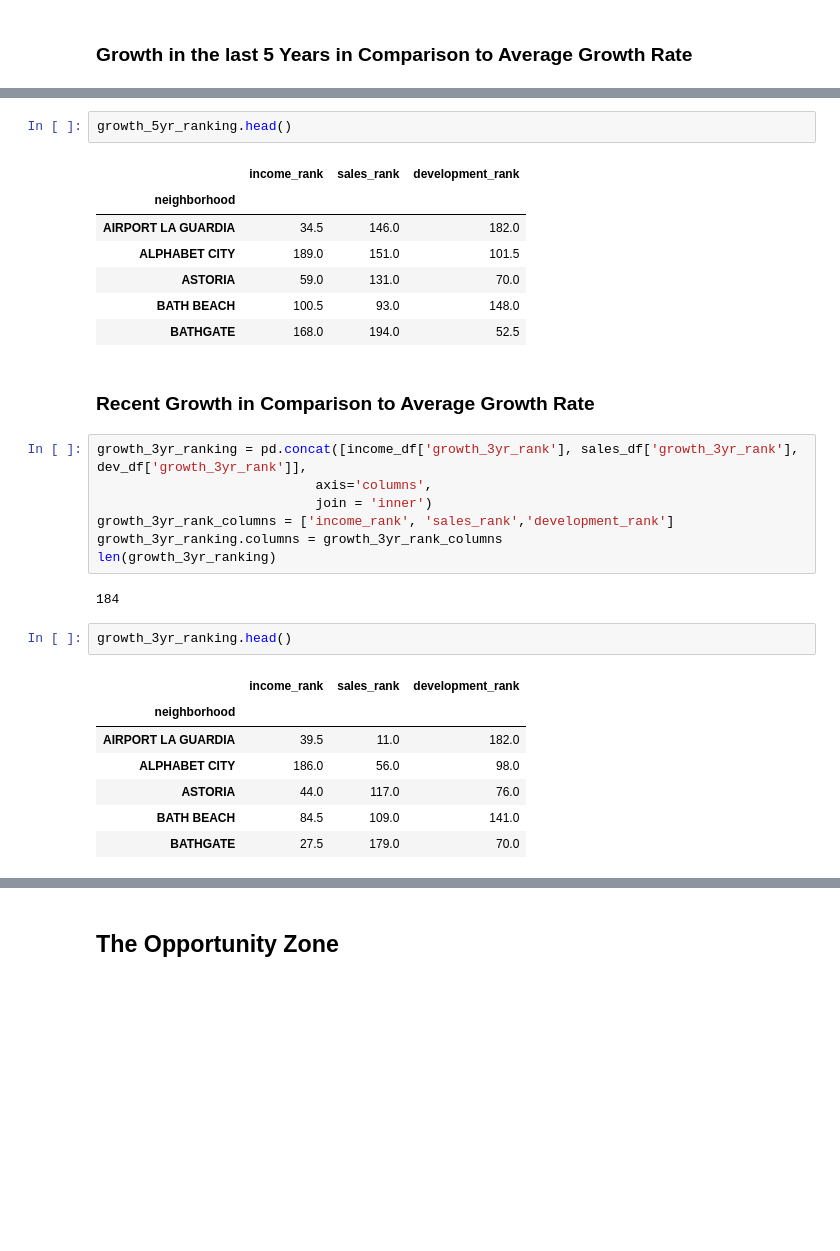
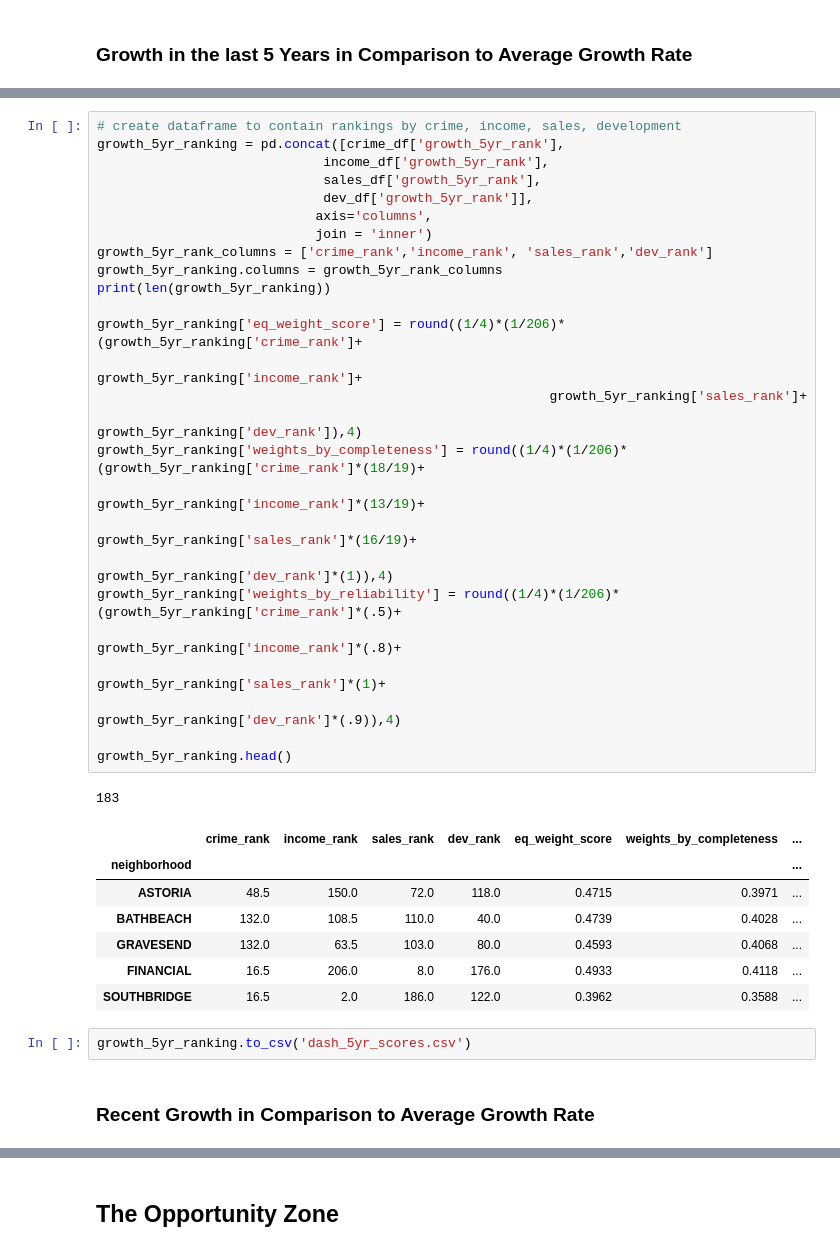
Before and after one commit to ekuo651/NYC-RE-Neighborhood-Trends, a Jupyter notebook: Joint_Analysis.ipynb, the cells around one changed output, grey strips where cells are left out. Cells and saved outputs as stored; diff of their text form; blank space fills up the shorter version.

```diff
--- a/Joint_Analysis.ipynb
+++ b/Joint_Analysis.ipynb
@@ -242,31 +248,39 @@ len(growth_5yr_ranking)
-# %%
-growth_5yr_ranking.head()
-# %% [output]
-|  | income_rank | sales_rank | development_rank |
-| neighborhood |  |  |  |
-| AIRPORT LA GUARDIA | 34.5 | 146.0 | 182.0 |
-| ALPHABET CITY | 189.0 | 151.0 | 101.5 |
-| ASTORIA | 59.0 | 131.0 | 70.0 |
-| BATH BEACH | 100.5 | 93.0 | 148.0 |
-| BATHGATE | 168.0 | 194.0 | 52.5 |
+# %%
+# create dataframe to contain rankings by crime, income, sales, development
+growth_5yr_ranking = pd.concat([crime_df['growth_5yr_rank'],
+                             income_df['growth_5yr_rank'],
+                             sales_df['growth_5yr_rank'],
+                             dev_df['growth_5yr_rank']],
+                            axis='columns',
+                            join = 'inner')
+growth_5yr_rank_columns = ['crime_rank','income_rank', 'sales_rank','dev_rank']
+growth_5yr_ranking.columns = growth_5yr_rank_columns
+print(len(growth_5yr_ranking))
+
+growth_5yr_ranking['eq_weight_score'] = round((1/4)*(1/206)*(growth_5yr_ranking['crime_rank']+
+                                                          growth_5yr_ranking['income_rank']+
+                                                          growth_5yr_ranking['sales_rank']+
+                                                          growth_5yr_ranking['dev_rank']),4)
+growth_5yr_ranking['weights_by_completeness'] = round((1/4)*(1/206)*(growth_5yr_ranking['crime_rank']*(18/19)+
+                                                                  growth_5yr_ranking['income_rank']*(13/19)+
+                                                                  growth_5yr_ranking['sales_rank']*(16/19)+
+                                                                  growth_5yr_ranking['dev_rank']*(1)),4)
+growth_5yr_ranking['weights_by_reliability'] = round((1/4)*(1/206)*(growth_5yr_ranking['crime_rank']*(.5)+
+                                                                  growth_5yr_ranking['income_rank']*(.8)+
+                                                                  growth_5yr_ranking['sales_rank']*(1)+
+                                                                  growth_5yr_ranking['dev_rank']*(.9)),4)
+
+growth_5yr_ranking.head()
+# %% [output]
+183
+|  | crime_rank | income_rank | sales_rank | dev_rank | eq_weight_score | weights_by_completeness | ... |
+| neighborhood |  |  |  |  |  |  | ... |
+| ASTORIA | 48.5 | 150.0 | 72.0 | 118.0 | 0.4715 | 0.3971 | ... |
+| BATHBEACH | 132.0 | 108.5 | 110.0 | 40.0 | 0.4739 | 0.4028 | ... |
+| GRAVESEND | 132.0 | 63.5 | 103.0 | 80.0 | 0.4593 | 0.4068 | ... |
+| FINANCIAL | 16.5 | 206.0 | 8.0 | 176.0 | 0.4933 | 0.4118 | ... |
+| SOUTHBRIDGE | 16.5 | 2.0 | 186.0 | 122.0 | 0.3962 | 0.3588 | ... |
+# %%
+growth_5yr_ranking.to_csv('dash_5yr_scores.csv')
 # %% [markdown]
 ### Recent Growth in Comparison to Average Growth Rate
-# %%
-growth_3yr_ranking = pd.concat([income_df['growth_3yr_rank'], sales_df['growth_3yr_rank'], dev_df['growth_3yr_rank']],
-                            axis='columns',
-                            join = 'inner')
-growth_3yr_rank_columns = ['income_rank', 'sales_rank','development_rank']
-growth_3yr_ranking.columns = growth_3yr_rank_columns
-len(growth_3yr_ranking)
-# %% [output]
-184
-# %%
-growth_3yr_ranking.head()
-# %% [output]
-|  | income_rank | sales_rank | development_rank |
-| neighborhood |  |  |  |
-| AIRPORT LA GUARDIA | 39.5 | 11.0 | 182.0 |
-| ALPHABET CITY | 186.0 | 56.0 | 98.0 |
-| ASTORIA | 44.0 | 117.0 | 76.0 |
-| BATH BEACH | 84.5 | 109.0 | 141.0 |
-| BATHGATE | 27.5 | 179.0 | 70.0 |
```
Also changed, not shown: parts of 25 cells of this notebook.
